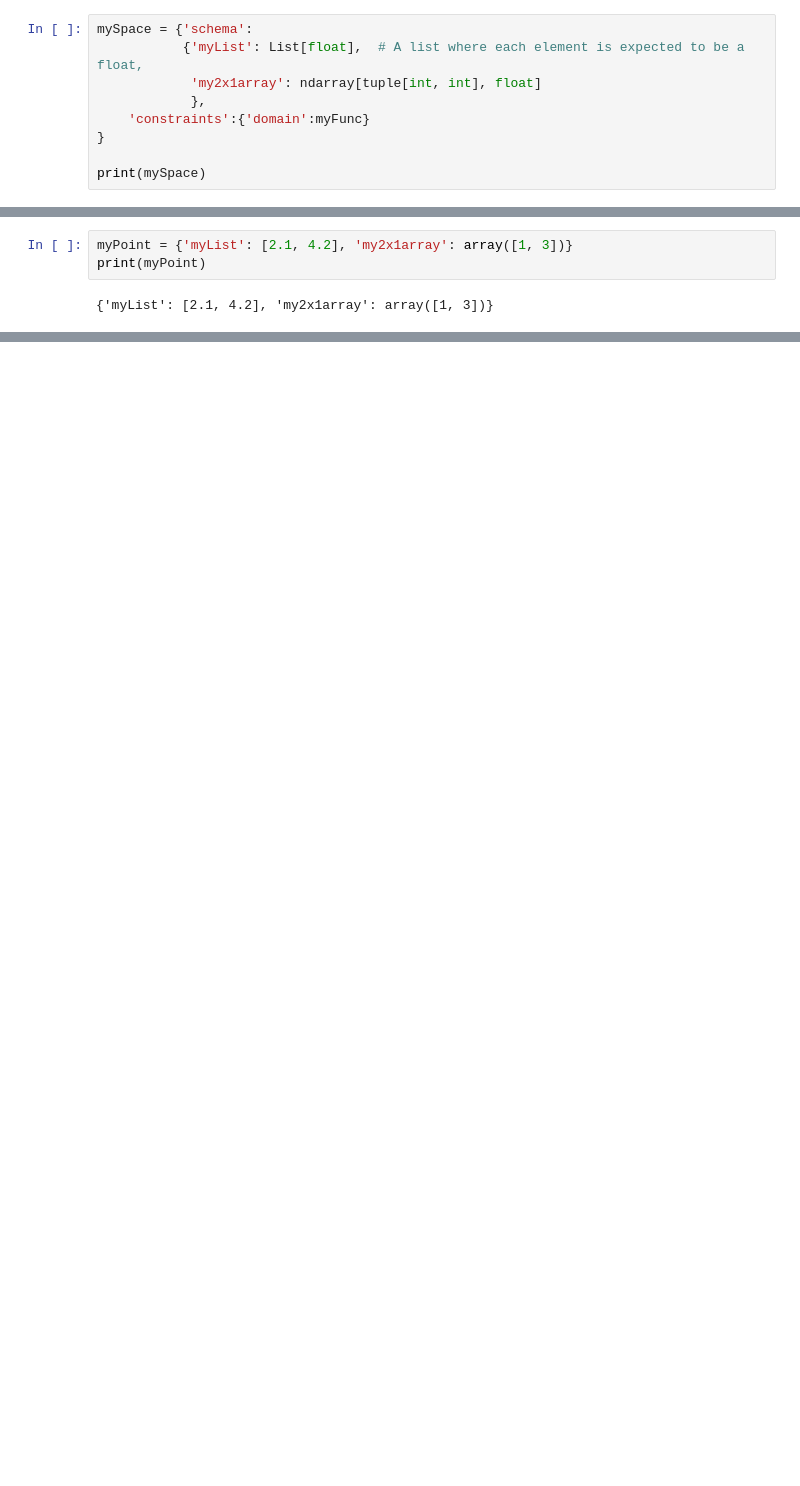
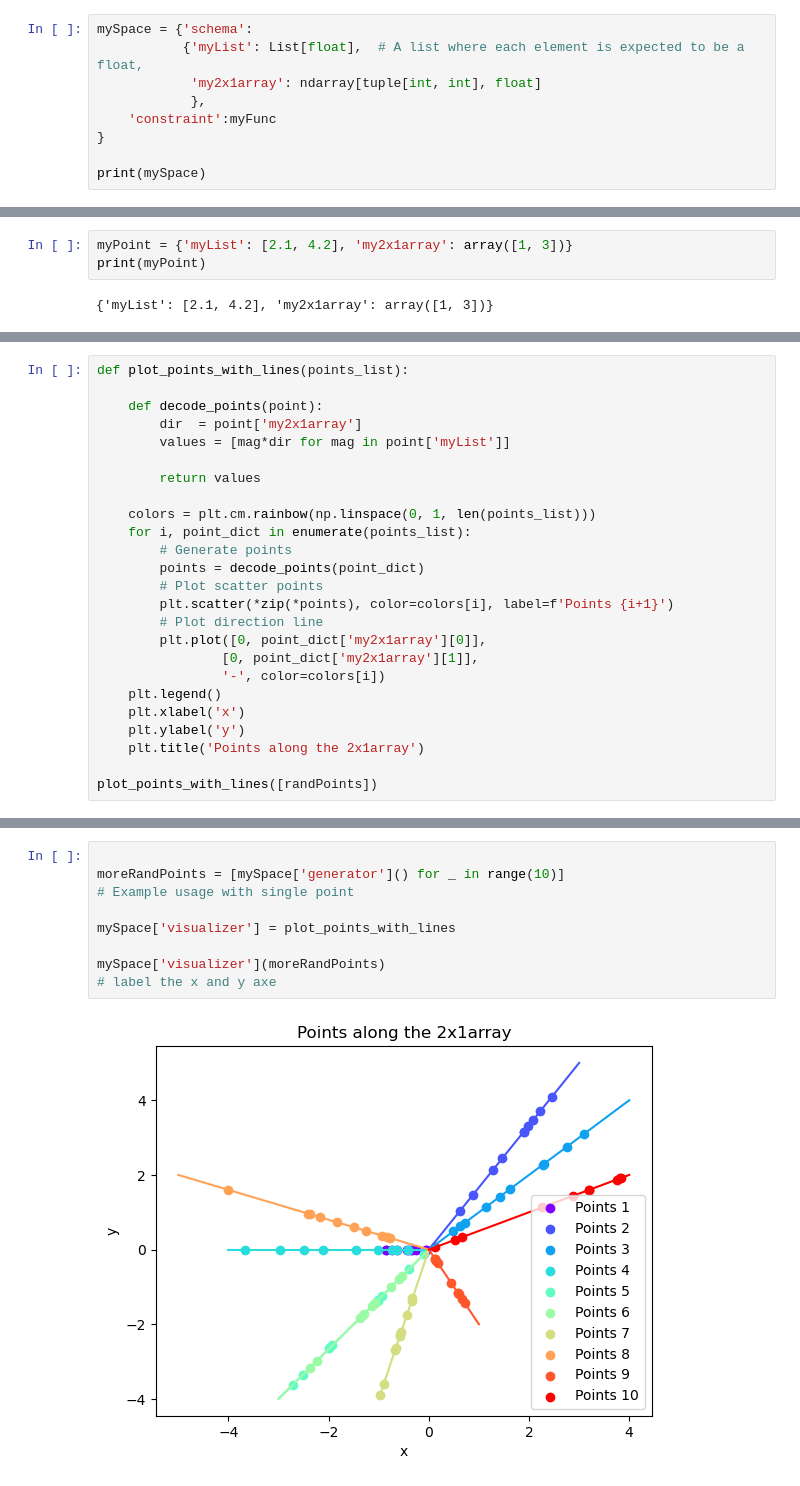
Before and after one commit to mzargham/gds-statespace-walkthrough, a Jupyter notebook: introduction.ipynb, the cells around one changed output, grey strips where cells are left out. Cells and saved outputs as stored; diff of their text form; blank space fills up the shorter version.

```diff
--- a/introduction.ipynb
+++ b/introduction.ipynb
@@ -288,7 +296,7 @@ mySpace = {'schema':
            {'myList': List[float],  # A list where each element is expected to be a float,
             'my2x1array': ndarray[tuple[int, int], float]
             },
-    'constraints':{'domain':myFunc}
+    'constraint':myFunc
 }
 
 print(mySpace)
@@ -305,0 +351,25 @@ True
+# %%
+def plot_points_with_lines(points_list):
+
+    def decode_points(point):
+        dir  = point['my2x1array']
+        values = [mag*dir for mag in point['myList']]
+
+        return values
+
+    colors = plt.cm.rainbow(np.linspace(0, 1, len(points_list)))
+    for i, point_dict in enumerate(points_list):
+        # Generate points
+        points = decode_points(point_dict)
+        # Plot scatter points
+        plt.scatter(*zip(*points), color=colors[i], label=f'Points {i+1}')
+        # Plot direction line
+        plt.plot([0, point_dict['my2x1array'][0]],
+                [0, point_dict['my2x1array'][1]],
+                '-', color=colors[i])
+    plt.legend()
+    plt.xlabel('x')
+    plt.ylabel('y')
+    plt.title('Points along the 2x1array')
+
+plot_points_with_lines([randPoints])
@@ -306 +378,12 @@ True
+# %%
+
+moreRandPoints = [mySpace['generator']() for _ in range(10)]
+# Example usage with single point
+
+mySpace['visualizer'] = plot_points_with_lines
+
+mySpace['visualizer'](moreRandPoints)
+# label the x and y axe
+# %% [output]
+[figure, added]
 # %% [markdown]
```
Also changed, not shown: parts of 41 cells of this notebook.
